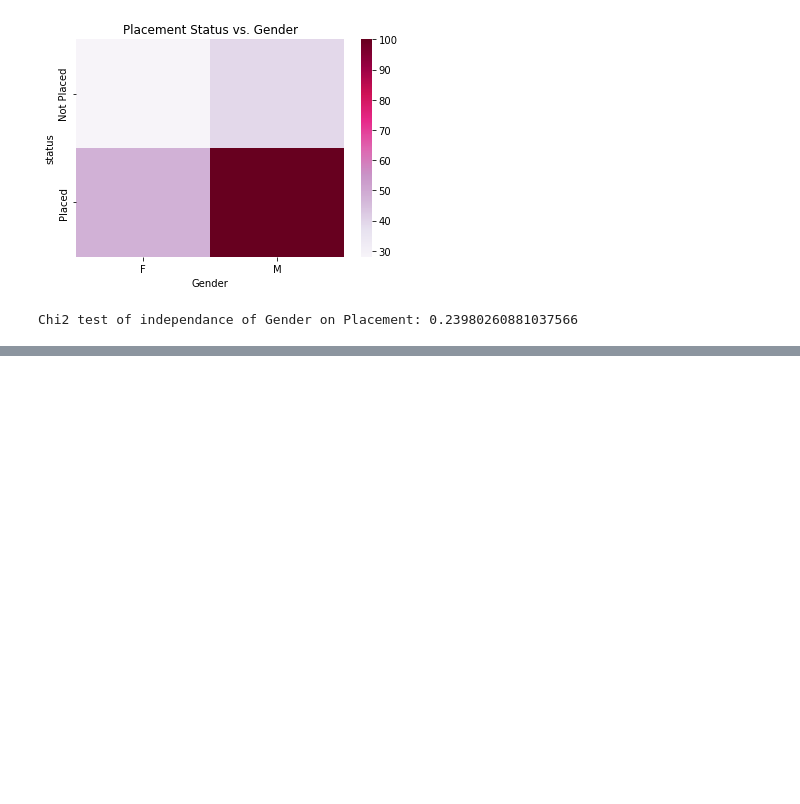
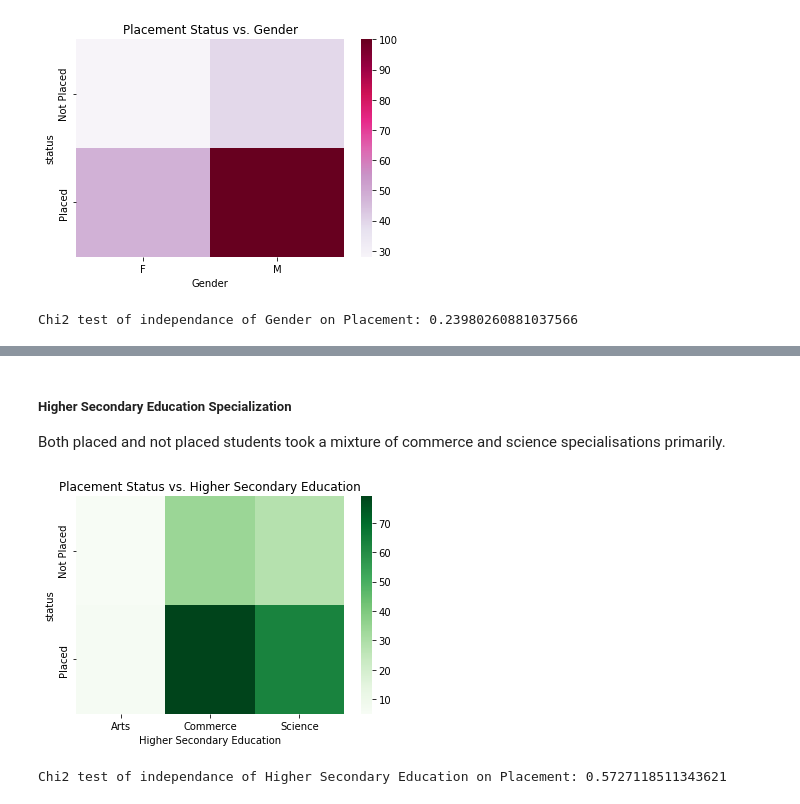
Before and after one commit to tylerfaulkner/dataScienceFinal, a Jupyter notebook: CS3300_final.ipynb, the cells around one changed output, grey strips where cells are left out. Saved outputs shown, nothing was run; the diff lists cells and outputs as text; code cells hidden in the pictures; blank space fills up the shorter version.

```diff
--- a/CS3300_final.ipynb
+++ b/CS3300_final.ipynb
@@ -357,0 +378,9 @@ Chi2 test of independance of Gender on Placement: 0.23980260881037566
+# %% [markdown]
+##### Higher Secondary Education Specialization
+
+Both placed and not placed students took a mixture of commerce and science specialisations primarily.
+# %%
+displayCatInfo('hsc_s', 'Higher Secondary Education', 'Greens')
+# %% [output]
+[figure, added]
+Chi2 test of independance of Higher Secondary Education on Placement: 0.5727118511343621
```
Also changed, not shown: parts of 15 cells of this notebook.
